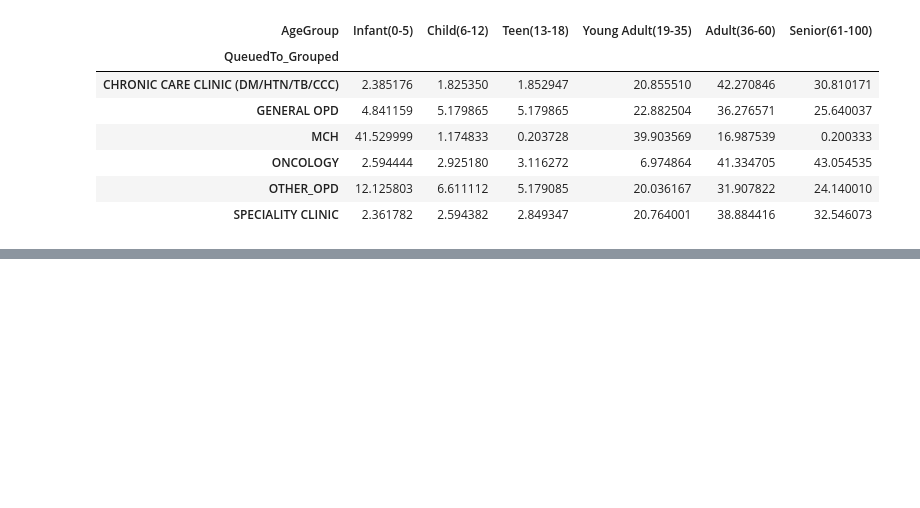
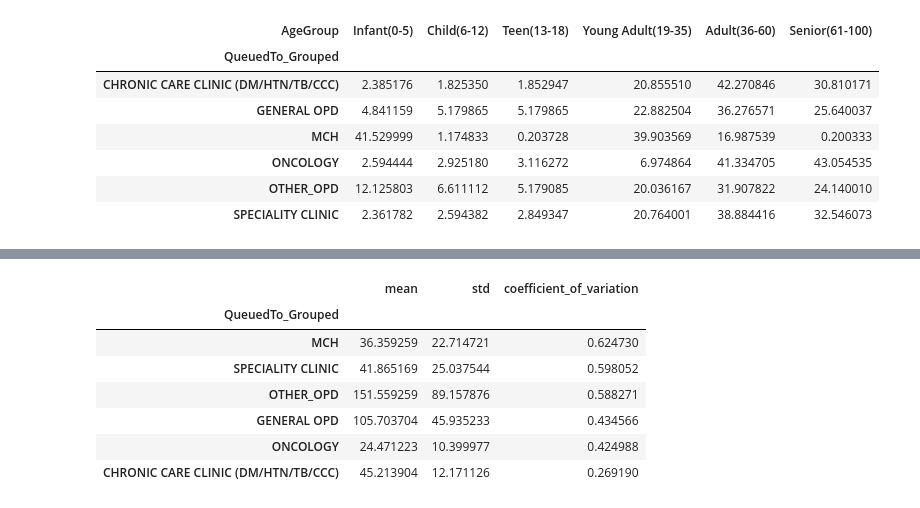
Before and after one commit to wahomelewis396/surge_sentinels, a Jupyter notebook: surge_sentinels.ipynb, the cells around one changed output, grey strips where cells are left out. Drawn from its saved outputs; the diff is of its cells as text; code cells hidden in the pictures; blank space fills up the shorter version.

```diff
--- a/surge_sentinels.ipynb
+++ b/surge_sentinels.ipynb
@@ -452,0 +497,14 @@ age_group_by_dept
+# %%
+# Variability comparison- which depaerment is the hardest to predict
+daily_stats_by_dept = daily_by_dept.groupby('QueuedTo_Grouped')['visit_count'].agg(['mean', 'std'])
+daily_stats_by_dept['coefficient_of_variation'] = daily_stats_by_dept['std'] / daily_stats_by_dept['mean']
+daily_stats_by_dept.sort_values('coefficient_of_variation', ascending=False)
+# %% [output]
+|  | mean | std | coefficient_of_variation |
+| QueuedTo_Grouped |  |  |  |
+| MCH | 36.359259 | 22.714721 | 0.624730 |
+| SPECIALITY CLINIC | 41.865169 | 25.037544 | 0.598052 |
+| OTHER_OPD | 151.559259 | 89.157876 | 0.588271 |
+| GENERAL OPD | 105.703704 | 45.935233 | 0.434566 |
+| ONCOLOGY | 24.471223 | 10.399977 | 0.424988 |
+| CHRONIC CARE CLINIC (DM/HTN/TB/CCC) | 45.213904 | 12.171126 | 0.269190 |
```
Also changed, not shown: parts of 8 cells of this notebook.
